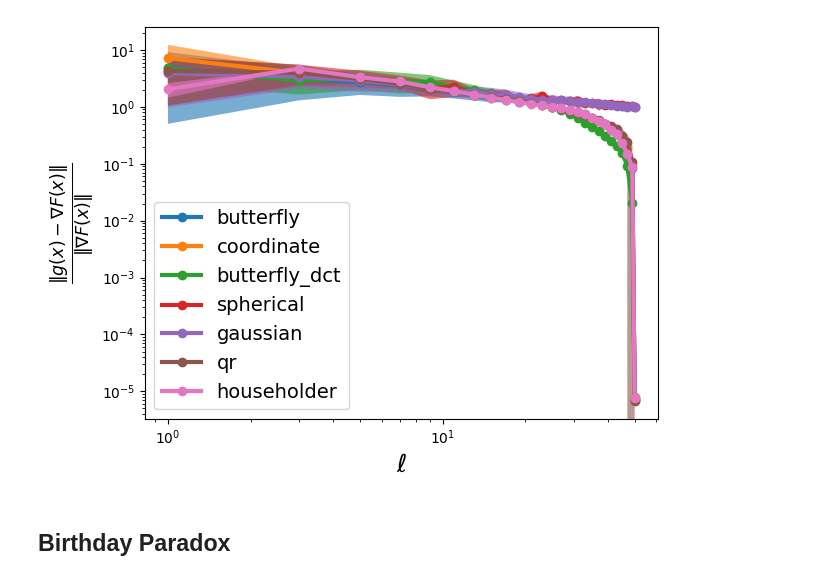
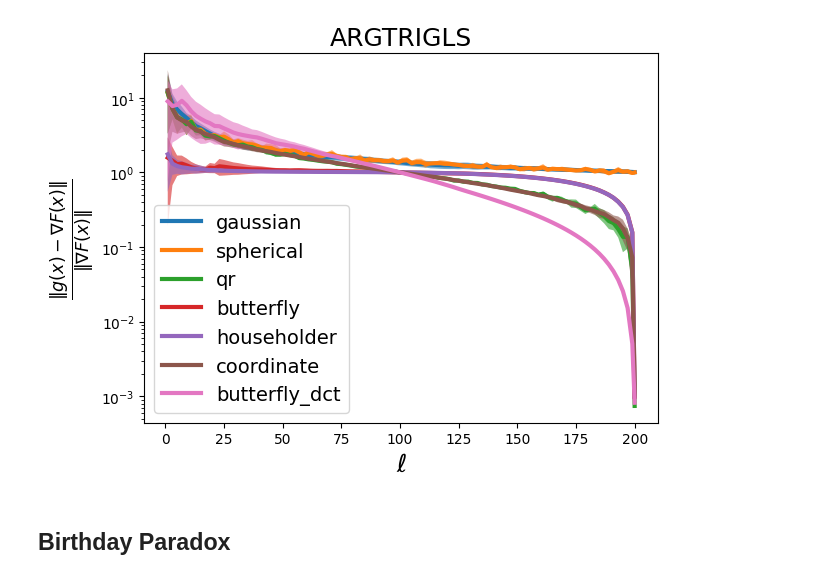
Before and after one commit to MarcoRando/fdopt, a Jupyter notebook: experiments/estimator_quality/Untitled.ipynb, the cells around one changed output. Cells and saved outputs as stored; diff of their text form; code cells hidden in the pictures.

```diff
--- a/experiments/estimator_quality/Untitled.ipynb
+++ b/experiments/estimator_quality/Untitled.ipynb
@@ -5,0 +65,33 @@ import matplotlib.pyplot as plt
+# %%
+out = "./results/estimator_quality/ffd/ls2_50_1e-07.csv"
+
+pd_ris = pd.read_csv(f"{out}")
+
+labels = set(pd_ris['directions'].values)
+num_directions = list(set(pd_ris['l'].values))
+num_directions.sort()
+# %%
+
+fig, ax = plt.subplots()
+for label in labels:
+    mu_err  = pd_ris[pd_ris['directions'] == label ]['mu_err'].values
+    std_err = pd_ris[pd_ris['directions'] == label ]['std_err'].values
+
+    if len(num_directions) > mu_err.shape[0]:
+        mu_err = np.concatenate((mu_err, [mu_err[-1] for _ in range(len(num_directions) - mu_err.shape[0])]))
+        std_err = np.concatenate((std_err, [std_err[-1] for _ in range(len(num_directions) - std_err.shape[0])]))
+
+    ax.plot(num_directions, mu_err, 'o-', lw=3, label=label)
+    ax.fill_between(num_directions, mu_err - std_err, mu_err + std_err, alpha=0.6 )
+
+#ax.set_xscale('log')
+#ax.axhline(1e-1, linestyle='--')
+
+ax.axvline(50, linestyle='--', color='red')
+ax.set_yscale("log")
+ax.set_ylabel("$ \\frac{\\| g(x) - \\nabla F(x) \\|}{\\| \\nabla F(x) \\|}$",fontsize=18)
+ax.set_xlabel("$\\ell$", fontsize=18)
+ax.legend(loc='upper right', fontsize=12)
+ax.set_title("Least Square [$L = 100$, $\\mu = 0.1$, $d = 50$]", fontsize=18)
+fig.tight_layout()
+fig.savefig("./ls2.png", bbox_inches='tight')
@@ -6,36 +100,39 @@ import matplotlib.pyplot as plt
 # %%
-out = "/data/mrando/fdopt_results/estimator_quality/ffd"
+
+out = "/data/mrando/fdopt_results/estimator_quality/ffd/ARGTRIGLS_200_1e-05.csv"
 
 
-pd_ris = pd.read_csv(f"{out}/CHNROSNB_50_1e-05.csv")
+pd_ris = pd.read_csv(f"{out}")
 # %%
 labels = set(pd_ris['directions'].values)
 num_directions = list(set(pd_ris['l'].values))
 num_directions.sort()
 # %%
+
 
 label_map = {
     'spherical' : 'unstructured',
     'householder' : 'structured',
 }
 
 fig, ax = plt.subplots()
 for label in labels:
     mu_err  = pd_ris[pd_ris['directions'] == label ]['mu_err'].values
     std_err = pd_ris[pd_ris['directions'] == label ]['std_err'].values
-    ax.plot(num_directions, mu_err, 'o-', lw=3, label=label)
+    ax.plot(num_directions, mu_err, '-', lw=3, label=label)
     ax.fill_between(num_directions, mu_err - std_err, mu_err + std_err, alpha=0.6 )
 
 #ax.set_xscale('log')
 #ax.axhline(1e-1, linestyle='--')
 ax.set_yscale("log")
 ax.set_ylabel("$ \\frac{\\| g(x) - \\nabla F(x) \\|}{\\| \\nabla F(x) \\|}$",fontsize=18)
 ax.set_xlabel("$\\ell$", fontsize=18)
 ax.legend(fontsize=14)
+ax.set_title("ARGTRIGLS", fontsize=18)
 fig.tight_layout()
-fig.savefig("./diff_l.png", bbox_inches='tight')
+fig.savefig("./ARGTRIGLS.png", bbox_inches='tight')
 # %% [output]
-[figure, old version]
+[figure, new version]
 # %% [markdown]
 ## Birthday Paradox
 # %%
```
Also changed, not shown: parts of 6 cells of this notebook, 26 other files.
